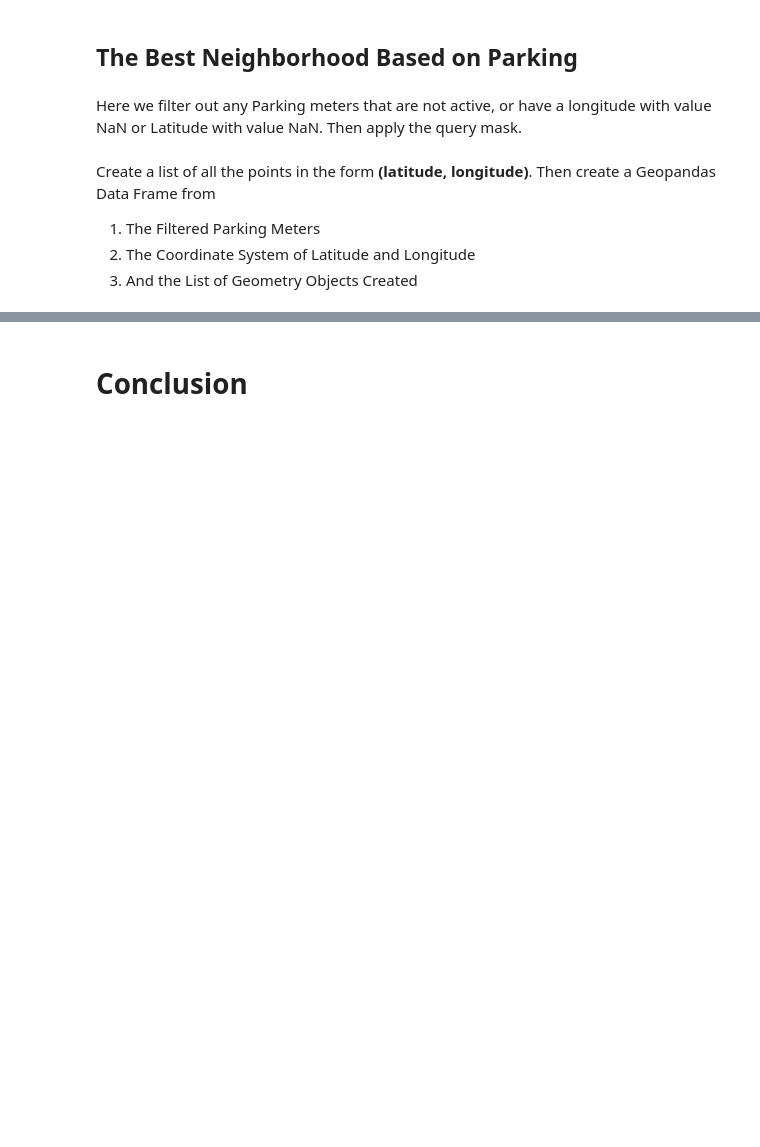
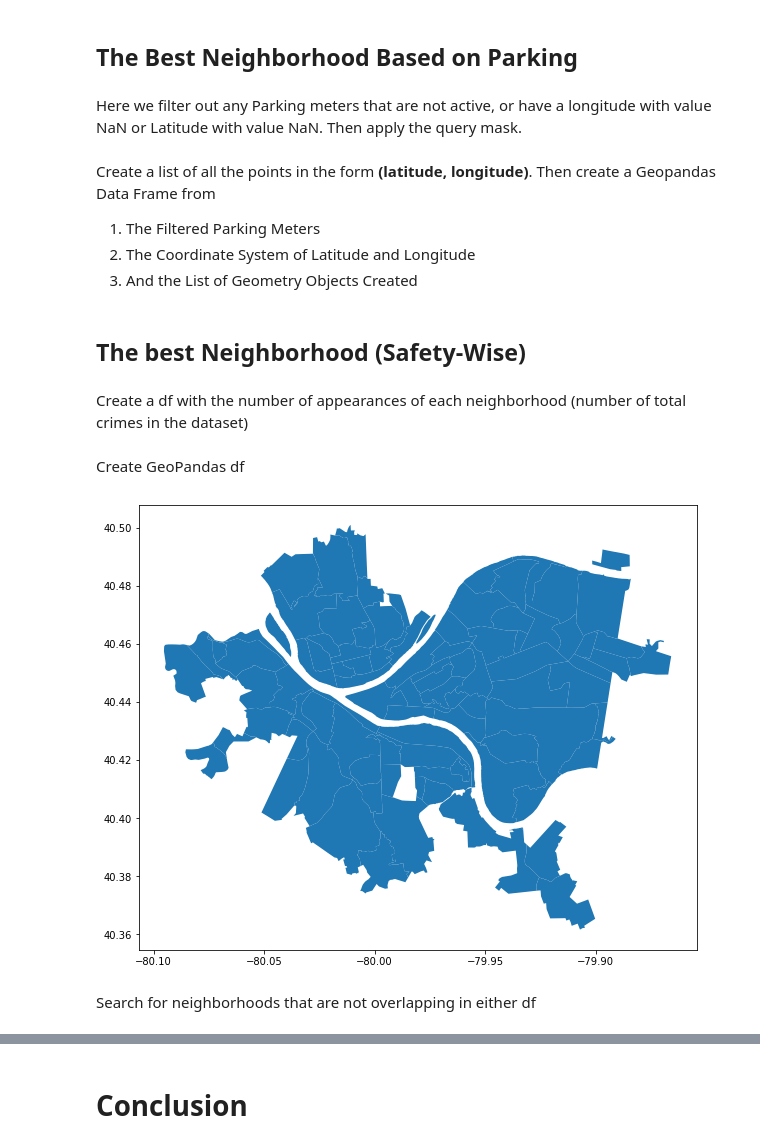
Before and after one commit to mark-sheffield/Final-Project, a Jupyter notebook: PresentationNotebook.ipynb, the cells around one changed output, grey strips where cells are left out. Saved outputs shown, nothing was run; the diff lists cells and outputs as text; code cells hidden in the pictures; blank space fills up the shorter version.

```diff
--- a/PresentationNotebook.ipynb
+++ b/PresentationNotebook.ipynb
@@ -120,3 +129,7 @@ Create a list of all the points in the form **(latitude, longitude)**. Then crea
 1. The Filtered Parking Meters
 2. The Coordinate System of Latitude and Longitude
 3. And the List of Geometry Objects Created
+# %% [markdown]
+## The best Neighborhood (Safety-Wise)
+# %% [markdown]
+Create a df with the number of appearances of each neighborhood (number of total crimes in the dataset)
@@ -122,0 +139,10 @@ Create a list of all the points in the form **(latitude, longitude)**. Then crea
+# %% [markdown]
+Create GeoPandas df
+# %%
+neighborhoods = gpd.read_file("Neighborhoods_.shp")
+neighborhoods.plot(figsize = (10,10))
+neighborhoods = neighborhoods[["hood", "geometry"]]
+# %% [output]
+[figure, added]
+# %% [markdown]
+Search for neighborhoods that are not overlapping in either df
```
Also changed, not shown: parts of 12 cells of this notebook.
